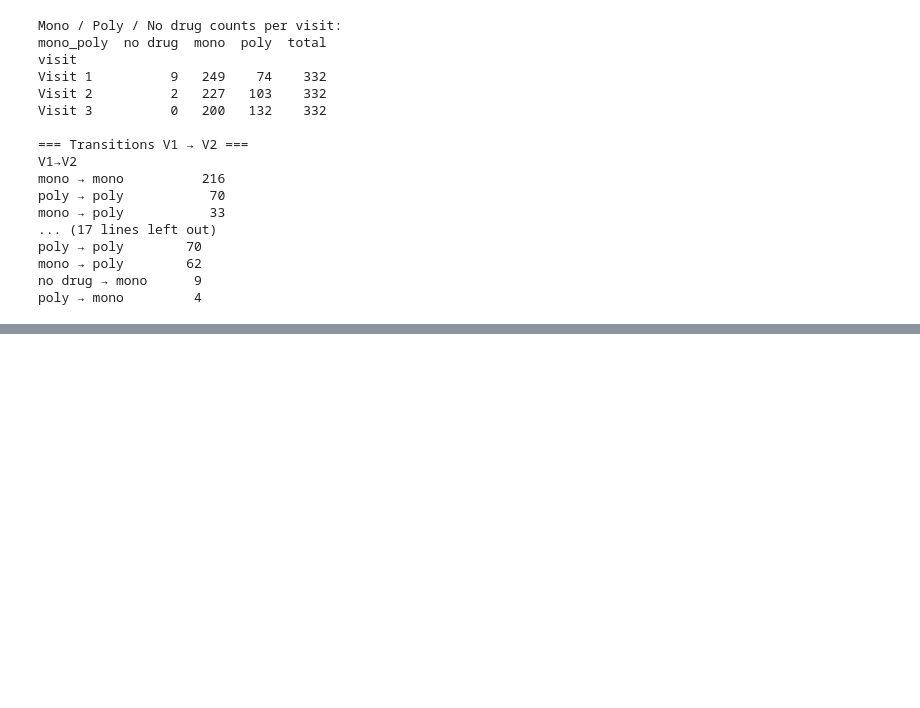
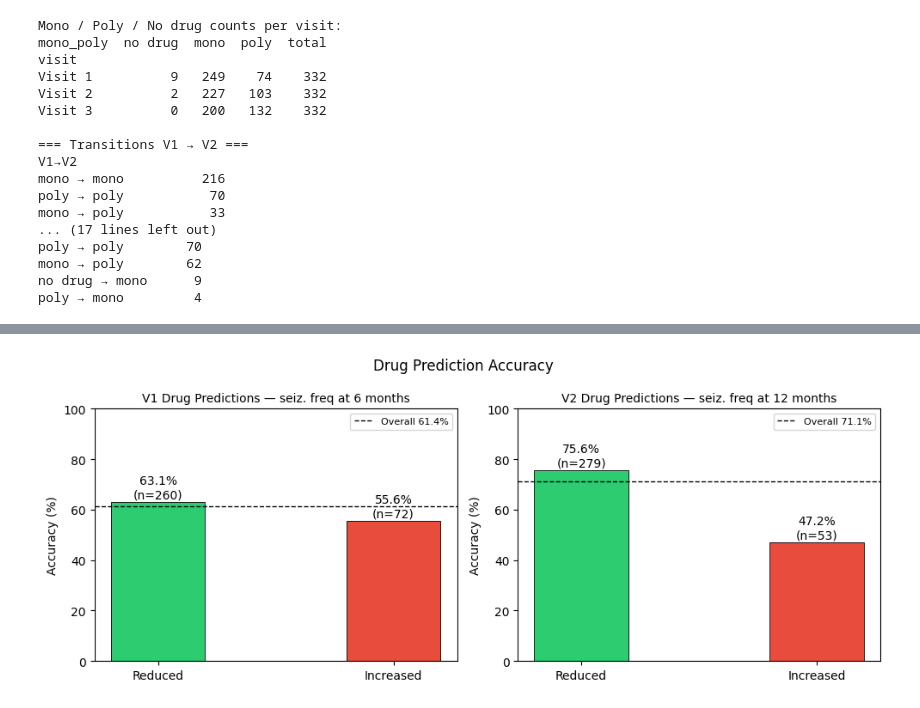
Before and after one commit to skartik04/global-pred, a Jupyter notebook: scripts/inspect_outputs.ipynb, the cells around one changed output, grey strips where cells are left out. Cells and saved outputs as stored; diff of their text form; code cells hidden in the pictures; blank space fills up the shorter version.

```diff
--- a/scripts/inspect_outputs.ipynb
+++ b/scripts/inspect_outputs.ipynb
@@ -466,0 +582,83 @@ poly → mono         4
+# %%
+
+# Load seizure frequency outcome from raw CSV
+raw_csv = pd.read_csv('../data/combined_dataset.csv', sep=';', engine='python', quotechar='"', doublequote=True, escapechar='\\')
+raw_csv = raw_csv.drop_duplicates(subset=['Record ID'])
+raw_csv['record_id'] = pd.to_numeric(raw_csv['Record ID'], errors='coerce').astype('Int64')
+
+df['record_id'] = df['pid'].str.split('_').str[0].apply(pd.to_numeric, errors='coerce').astype('Int64')
+
+raw_sf = raw_csv[['record_id', 'Seizure frequency (6 months)', 'Seizure frequency (12 months)']].rename(columns={
+    'Seizure frequency (6 months)': 'sf_6mo',
+    'Seizure frequency (12 months)': 'sf_12mo',
+})
+df2 = df.merge(raw_sf, on='record_id', how='left')
+
+def sf_group(val):
+    if pd.isna(val):
+        return 'Increased'
+    return 'Reduced' if str(val).strip() in ('Reduced', 'Seizure-free') else 'Increased'
+
+df2['sf_6mo_group']  = df2['sf_6mo'].apply(sf_group)
+df2['sf_12mo_group'] = df2['sf_12mo'].apply(sf_group)
+
+GROUP_ORDER = ['Reduced', 'Increased']
+
+def acc_by_group(sub, group_col):
+    out = (
+        sub.groupby(group_col)
+        .agg(n=('match', 'count'), correct=('match', 'sum'))
+        .assign(accuracy=lambda x: x['correct'] / x['n'] * 100)
+        .reset_index()
+    )
+    out[group_col] = pd.Categorical(out[group_col], categories=GROUP_ORDER, ordered=True)
+    return out.sort_values(group_col).reset_index(drop=True)
+
+acc_v1 = acc_by_group(df2[df2['visit'] == 1], 'sf_6mo_group')
+acc_v2 = acc_by_group(df2[df2['visit'] == 2], 'sf_12mo_group')
+
+# Overall accuracy for V1 and V2
+total_v1 = df2[df2['visit'] == 1]['match'].mean() * 100
+total_v2 = df2[df2['visit'] == 2]['match'].mean() * 100
+total_n_v1 = len(df2[df2['visit'] == 1])
+total_n_v2 = len(df2[df2['visit'] == 2])
+
+# Print table
+print("=" * 55)
+print(f"{'':20s} {'Reduced':>15s}  {'Increased':>15s}")
+print("=" * 55)
+for label, acc, total_acc, total_n in [
+    ("V1 (SF @ 6mo)", acc_v1, total_v1, total_n_v1),
+    ("V2 (SF @ 12mo)", acc_v2, total_v2, total_n_v2),
+]:
+    r  = acc[acc['sf_6mo_group' if 'sf_6mo_group' in acc.columns else 'sf_12mo_group'] == 'Reduced'].iloc[0]
+    nr = acc[acc['sf_6mo_group' if 'sf_6mo_group' in acc.columns else 'sf_12mo_group'] == 'Increased'].iloc[0]
+    print(f"{label:20s}  {r['accuracy']:5.1f}% (n={int(r['n']):3d})  {nr['accuracy']:5.1f}% (n={int(nr['n']):3d})   Total: {total_acc:.1f}% (n={total_n})")
+print("=" * 55)
+
+# Plot
+fig, axes = plt.subplots(1, 2, figsize=(10, 4))
+COLORS = {'Reduced': '#2ecc71', 'Increased': '#e74c3c'}
+
+for ax, acc, gcol, title, sub, total_acc in [
+    (axes[0], acc_v1, 'sf_6mo_group',  'V1 Drug Predictions', 'seiz. freq at 6 months',  total_v1),
+    (axes[1], acc_v2, 'sf_12mo_group', 'V2 Drug Predictions', 'seiz. freq at 12 months', total_v2),
+]:
+    groups = acc[gcol].tolist()
+    vals   = acc['accuracy'].tolist()
+    ns     = acc['n'].tolist()
+    bars = ax.bar(groups, vals, color=[COLORS[g] for g in groups],
+                  edgecolor='black', linewidth=0.6, width=0.4)
+    for bar, val, n in zip(bars, vals, ns):
+        ax.text(bar.get_x() + bar.get_width()/2, bar.get_height() + 1.5,
+                f'{val:.1f}%\n(n={n})', ha='center', fontsize=10)
+    ax.axhline(total_acc, color='black', linestyle='--', linewidth=1, label=f'Overall {total_acc:.1f}%')
+    ax.set_ylim(0, 100)
+    ax.set_ylabel('Accuracy (%)')
+    ax.set_title(f'{title} — {sub}', fontsize=10)
+    ax.legend(fontsize=8)
+
+fig.suptitle('Drug Prediction Accuracy', fontsize=12)
+plt.tight_layout()
+plt.show()
+# %% [output]
@@ -466,0 +671 @@ poly → mono         4
+[figure, added]
```
Also changed, not shown: parts of 4 cells of this notebook, 44 other files.
